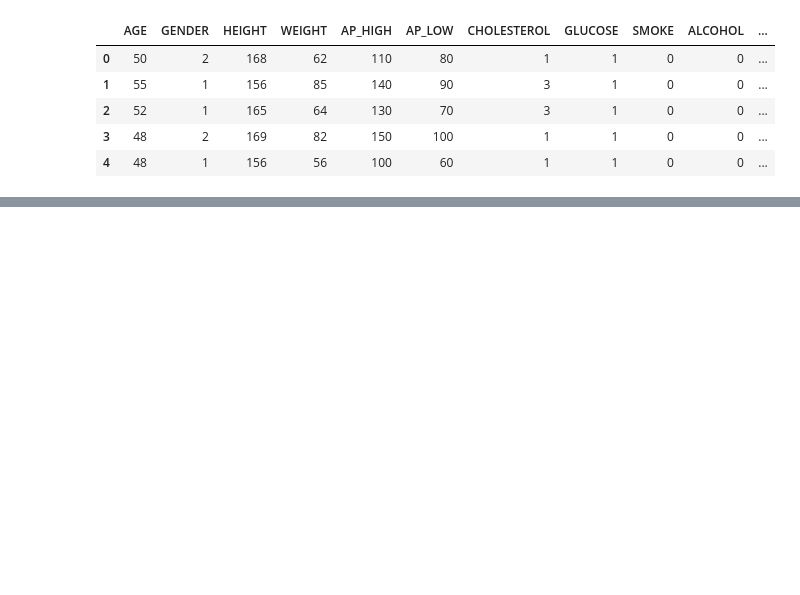
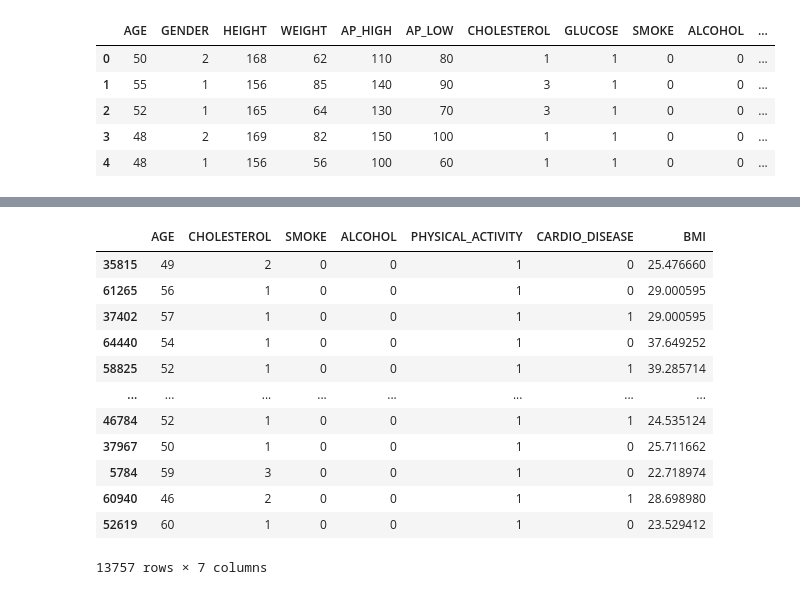
Before and after one commit to AR-Elbers/UWA-Data-Bootcamp---Group-1--Project-1, a Jupyter notebook: output_data/Cardiovascular Study.ipynb, the cells around one changed output, grey strips where cells are left out. Cells and saved outputs as stored; diff of their text form; code cells hidden in the pictures; blank space fills up the shorter version.

```diff
--- a/output_data/Cardiovascular Study.ipynb
+++ b/output_data/Cardiovascular Study.ipynb
@@ -403,0 +174,16 @@ sns.heatmap(heart_df.corr())
+# %%
+x_test
+# %% [output]
+|  | AGE | CHOLESTEROL | SMOKE | ALCOHOL | PHYSICAL_ACTIVITY | CARDIO_DISEASE | BMI |
+| 35815 | 49 | 2 | 0 | 0 | 1 | 0 | 25.476660 |
+| 61265 | 56 | 1 | 0 | 0 | 1 | 0 | 29.000595 |
+| 37402 | 57 | 1 | 0 | 0 | 1 | 1 | 29.000595 |
+| 64440 | 54 | 1 | 0 | 0 | 1 | 0 | 37.649252 |
+| 58825 | 52 | 1 | 0 | 0 | 1 | 1 | 39.285714 |
+| ... | ... | ... | ... | ... | ... | ... | ... |
+| 46784 | 52 | 1 | 0 | 0 | 1 | 1 | 24.535124 |
+| 37967 | 50 | 1 | 0 | 0 | 1 | 0 | 25.711662 |
+| 5784 | 59 | 3 | 0 | 0 | 1 | 0 | 22.718974 |
+| 60940 | 46 | 2 | 0 | 0 | 1 | 1 | 28.698980 |
+| 52619 | 60 | 1 | 0 | 0 | 1 | 0 | 23.529412 |
+13757 rows × 7 columns
```
Also changed, not shown: parts of 44 cells of this notebook, 3 other files.
